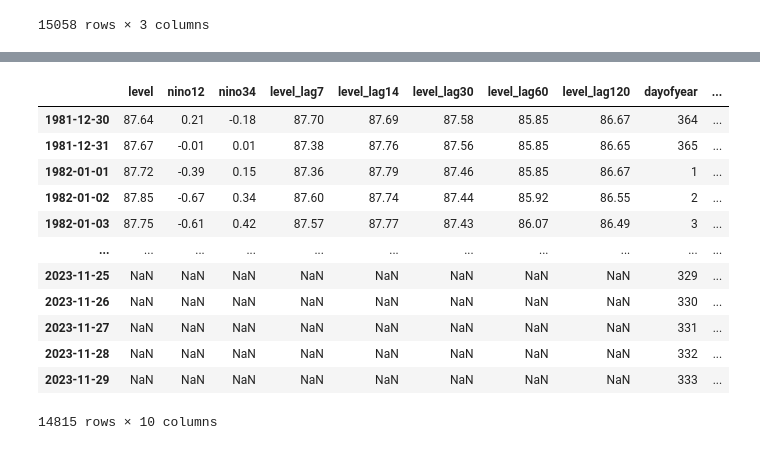
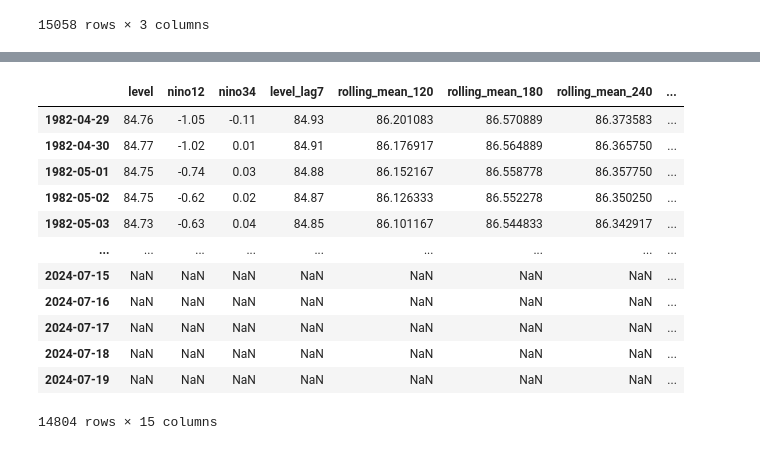
Before and after one commit to frontogenesis/metpy, a Jupyter notebook: experimental/Gatun.ipynb, the cells around one changed output, grey strips where cells are left out. Drawn from its saved outputs; the diff is of its cells as text; code cells hidden in the pictures.

```diff
--- a/experimental/Gatun.ipynb
+++ b/experimental/Gatun.ipynb
@@ -104,6 +104,9 @@ def add_lags(df, n_days):
     df = df.copy()
     target_map = df['level'].to_dict()
     df[f'level_lag{n_days}'] = (df.index - pd.Timedelta(days=n_days)).map(target_map)
+    df['rolling_mean_120'] = df['level'].rolling(120).mean()
+    df['rolling_mean_180'] = df['level'].rolling(180).mean()
+    df['rolling_mean_240'] = df['level'].rolling(240).mean()
     return df
 
 # Create time series features
@@ -112,7 +115,7 @@ def create_features(df):
     df['dayofyear'] = df.index.dayofyear
     return df
 
-water_level_lags = [7, 14, 30, 60, 120]
+water_level_lags = [7, 14, 30, 60, 120, 180, 240]
 
 for n_days in water_level_lags:
     df = add_lags(df, n_days)
@@ -256,28 +241,31 @@ plt.show()
 # %%
-future = pd.date_range('2023-11-23', '2023-11-29', freq='D')
+# get today's date in pandas timestamp format in YYYY-MM-DD
+today = pd.Timestamp.today().strftime('%Y-%m-%d')
+
+future = pd.date_range('2023-11-23', periods=240, freq='D')
 future_df = pd.DataFrame(index=future)
 future_df['isFuture'] = True
 df['isFuture'] = False
 df_and_future = pd.concat([df, future_df])
 
 # Create features for future data
 df_and_future = create_features(df_and_future)
 
 df_and_future
 # %% [output]
-|  | level | nino12 | nino34 | level_lag7 | level_lag14 | level_lag30 | level_lag60 | level_lag120 | dayofyear | ... |
-| 1981-12-30 | 87.64 | 0.21 | -0.18 | 87.70 | 87.69 | 87.58 | 85.85 | 86.67 | 364 | ... |
-| 1981-12-31 | 87.67 | -0.01 | 0.01 | 87.38 | 87.76 | 87.56 | 85.85 | 86.65 | 365 | ... |
-| 1982-01-01 | 87.72 | -0.39 | 0.15 | 87.36 | 87.79 | 87.46 | 85.85 | 86.67 | 1 | ... |
-| 1982-01-02 | 87.85 | -0.67 | 0.34 | 87.60 | 87.74 | 87.44 | 85.92 | 86.55 | 2 | ... |
-| 1982-01-03 | 87.75 | -0.61 | 0.42 | 87.57 | 87.77 | 87.43 | 86.07 | 86.49 | 3 | ... |
-| ... | ... | ... | ... | ... | ... | ... | ... | ... | ... | ... |
-| 2023-11-25 | NaN | NaN | NaN | NaN | NaN | NaN | NaN | NaN | 329 | ... |
-| 2023-11-26 | NaN | NaN | NaN | NaN | NaN | NaN | NaN | NaN | 330 | ... |
-| 2023-11-27 | NaN | NaN | NaN | NaN | NaN | NaN | NaN | NaN | 331 | ... |
-| 2023-11-28 | NaN | NaN | NaN | NaN | NaN | NaN | NaN | NaN | 332 | ... |
-| 2023-11-29 | NaN | NaN | NaN | NaN | NaN | NaN | NaN | NaN | 333 | ... |
+|  | level | nino12 | nino34 | level_lag7 | rolling_mean_120 | rolling_mean_180 | rolling_mean_240 | ... |
+| 1982-04-29 | 84.76 | -1.05 | -0.11 | 84.93 | 86.201083 | 86.570889 | 86.373583 | ... |
+| 1982-04-30 | 84.77 | -1.02 | 0.01 | 84.91 | 86.176917 | 86.564889 | 86.365750 | ... |
+| 1982-05-01 | 84.75 | -0.74 | 0.03 | 84.88 | 86.152167 | 86.558778 | 86.357750 | ... |
+| 1982-05-02 | 84.75 | -0.62 | 0.02 | 84.87 | 86.126333 | 86.552278 | 86.350250 | ... |
+| 1982-05-03 | 84.73 | -0.63 | 0.04 | 84.85 | 86.101167 | 86.544833 | 86.342917 | ... |
+| ... | ... | ... | ... | ... | ... | ... | ... | ... |
+| 2024-07-15 | NaN | NaN | NaN | NaN | NaN | NaN | NaN | ... |
+| 2024-07-16 | NaN | NaN | NaN | NaN | NaN | NaN | NaN | ... |
+| 2024-07-17 | NaN | NaN | NaN | NaN | NaN | NaN | NaN | ... |
+| 2024-07-18 | NaN | NaN | NaN | NaN | NaN | NaN | NaN | ... |
+| 2024-07-19 | NaN | NaN | NaN | NaN | NaN | NaN | NaN | ... |
-14815 rows × 10 columns
+14804 rows × 15 columns
 # %%
 # Add time lagging for future data
 for n_days in water_level_lags:
```
Also changed, not shown: parts of 23 cells of this notebook.
